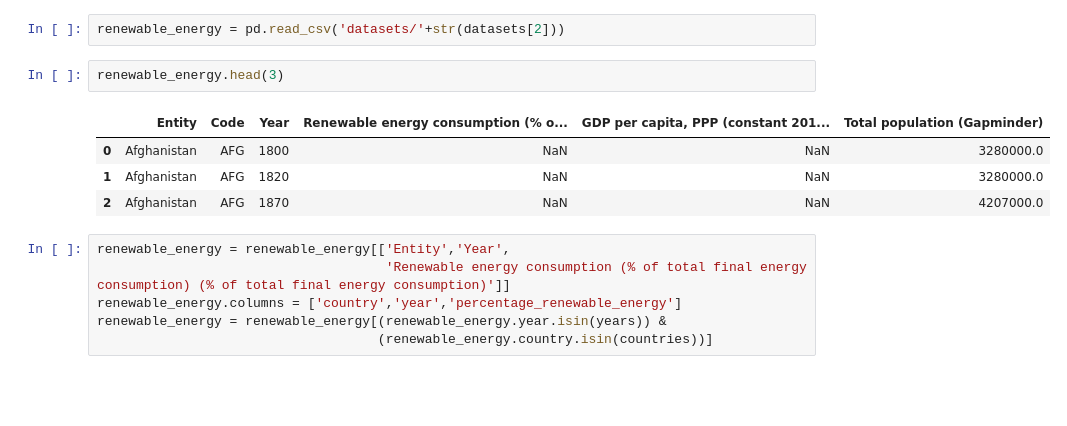
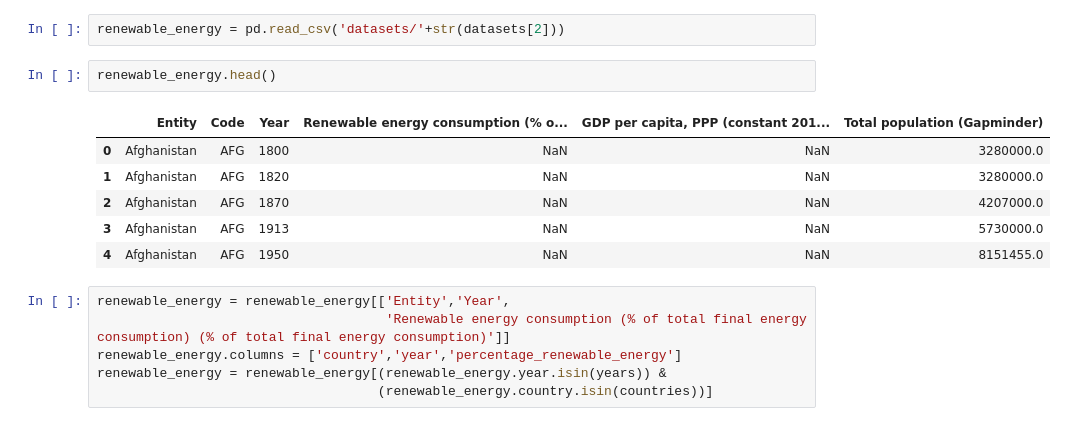
Before and after one commit to Eslsamu/energy-data-analysis, a Jupyter notebook: data_transformation.ipynb, the cells around one changed output. Drawn from its saved outputs; the diff is of its cells as text; blank space fills up the shorter version.

```diff
--- a/data_transformation.ipynb
+++ b/data_transformation.ipynb
@@ -28,12 +28,14 @@ household_EU_2009-2017_ilc_di04_1_Data.csv
 # %%
 renewable_energy = pd.read_csv('datasets/'+str(datasets[2]))
 # %%
-renewable_energy.head(3)
+renewable_energy.head()
 # %% [output]
 |  | Entity | Code | Year | Renewable energy consumption (% o... | GDP per capita, PPP (constant 201... | Total population (Gapminder) |
 | 0 | Afghanistan | AFG | 1800 | NaN | NaN | 3280000.0 |
 | 1 | Afghanistan | AFG | 1820 | NaN | NaN | 3280000.0 |
 | 2 | Afghanistan | AFG | 1870 | NaN | NaN | 4207000.0 |
+| 3 | Afghanistan | AFG | 1913 | NaN | NaN | 5730000.0 |
+| 4 | Afghanistan | AFG | 1950 | NaN | NaN | 8151455.0 |
 # %%
 renewable_energy = renewable_energy[['Entity','Year',
                                      'Renewable energy consumption (% of total final energy consumption) (% of total final energy consumption)']]
```
Also changed, not shown: parts of 9 cells of this notebook, 1 other file.
